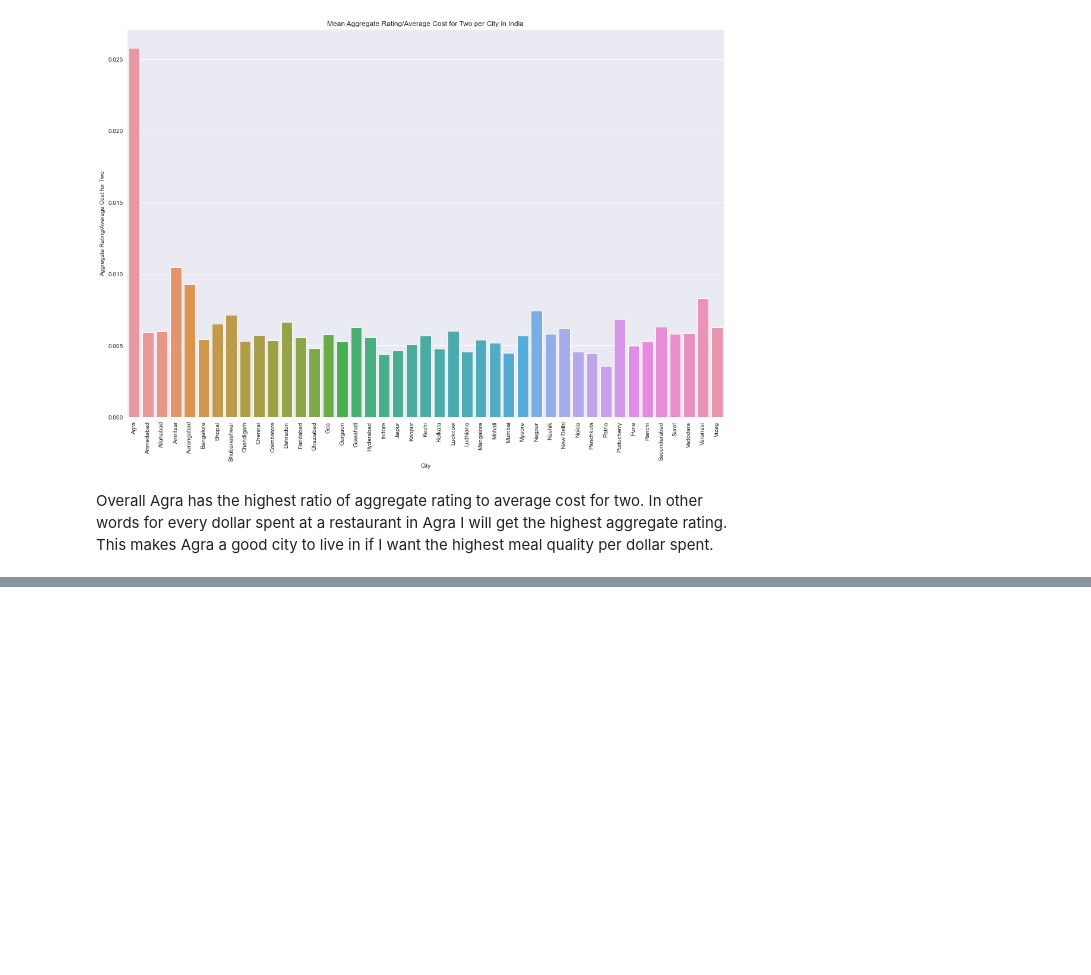
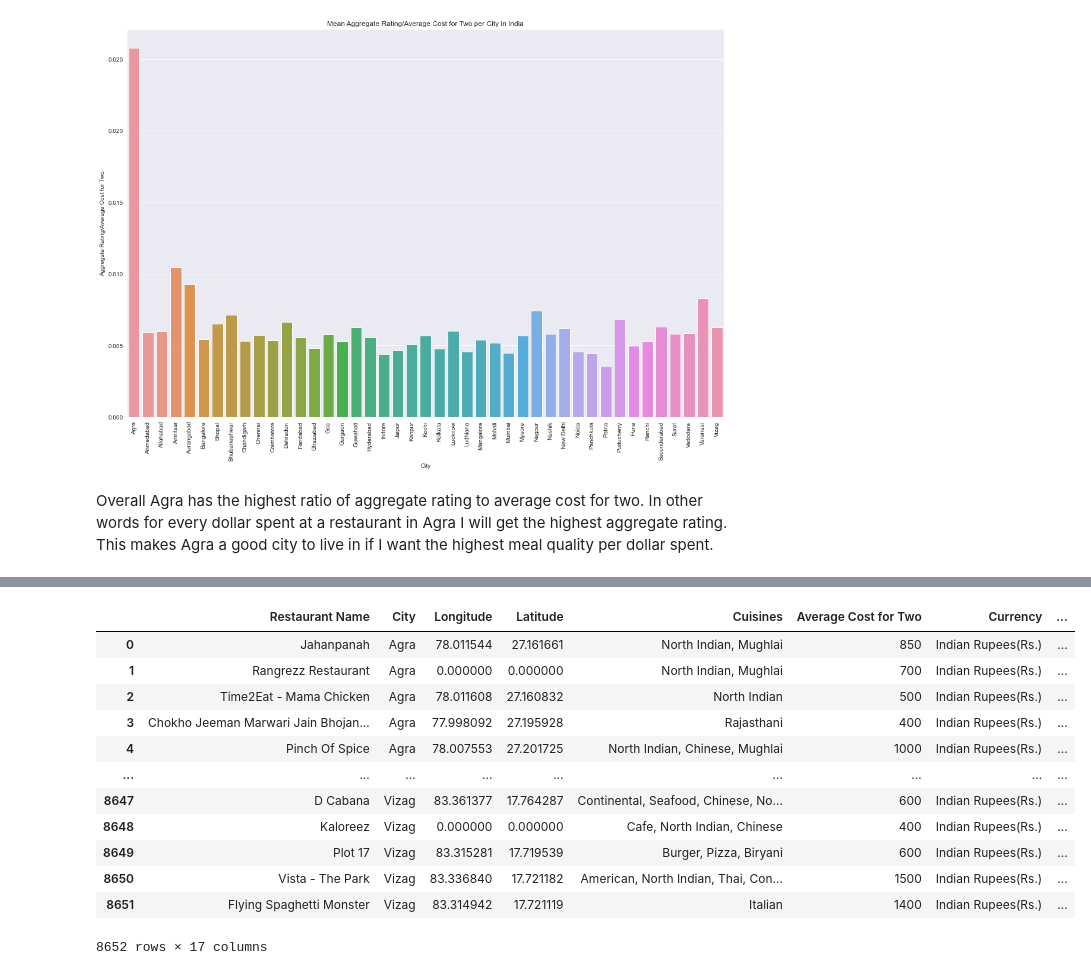
Before and after one commit to data301-2021-winter1/group28-project, a Jupyter notebook: notebooks/analysis1.ipynb, the cells around one changed output, grey strips where cells are left out. Cells and saved outputs as stored; diff of their text form; code cells hidden in the pictures; blank space fills up the shorter version.

Commit message:
Wrangled data for tableau book 1 and reworked dashboard

```diff
--- a/notebooks/analysis1.ipynb
+++ b/notebooks/analysis1.ipynb
@@ -686,0 +689,10 @@ Overall Agra has the highest ratio of aggregate rating to average cost for two.
+# %%
+#Importing libraries
+import pandas as pd
+import numpy as np
+import matplotlib
+import matplotlib.pyplot as plt
+import seaborn as sns
+import folium
+from project_functions1 import clean_and_merge_zomato
+tabDF = clean_and_merge_zomato("..\\data\\raw\\zomato.csv","..\\data\\raw\\Country-Code.xlsx")
@@ -686,0 +878,17 @@ Overall Agra has the highest ratio of aggregate rating to average cost for two.
+# %%
+tabDF = tabDF.merge(cityLongLat, on = "City", how = "inner")
+tabDF
+# %% [output]
+|  | Restaurant Name | City | Longitude | Latitude | Cuisines | Average Cost for Two | Currency | ... |
+| 0 | Jahanpanah | Agra | 78.011544 | 27.161661 | North Indian, Mughlai | 850 | Indian Rupees(Rs.) | ... |
+| 1 | Rangrezz Restaurant | Agra | 0.000000 | 0.000000 | North Indian, Mughlai | 700 | Indian Rupees(Rs.) | ... |
+| 2 | Time2Eat - Mama Chicken | Agra | 78.011608 | 27.160832 | North Indian | 500 | Indian Rupees(Rs.) | ... |
+| 3 | Chokho Jeeman Marwari Jain Bhojan... | Agra | 77.998092 | 27.195928 | Rajasthani | 400 | Indian Rupees(Rs.) | ... |
+| 4 | Pinch Of Spice | Agra | 78.007553 | 27.201725 | North Indian, Chinese, Mughlai | 1000 | Indian Rupees(Rs.) | ... |
+| ... | ... | ... | ... | ... | ... | ... | ... | ... |
+| 8647 | D Cabana | Vizag | 83.361377 | 17.764287 | Continental, Seafood, Chinese, No... | 600 | Indian Rupees(Rs.) | ... |
+| 8648 | Kaloreez | Vizag | 0.000000 | 0.000000 | Cafe, North Indian, Chinese | 400 | Indian Rupees(Rs.) | ... |
+| 8649 | Plot 17 | Vizag | 83.315281 | 17.719539 | Burger, Pizza, Biryani | 600 | Indian Rupees(Rs.) | ... |
+| 8650 | Vista - The Park | Vizag | 83.336840 | 17.721182 | American, North Indian, Thai, Con... | 1500 | Indian Rupees(Rs.) | ... |
+| 8651 | Flying Spaghetti Monster | Vizag | 83.314942 | 17.721119 | Italian | 1400 | Indian Rupees(Rs.) | ... |
+8652 rows × 17 columns
```
Also changed, not shown: parts of 10 cells of this notebook, 4 other files.
